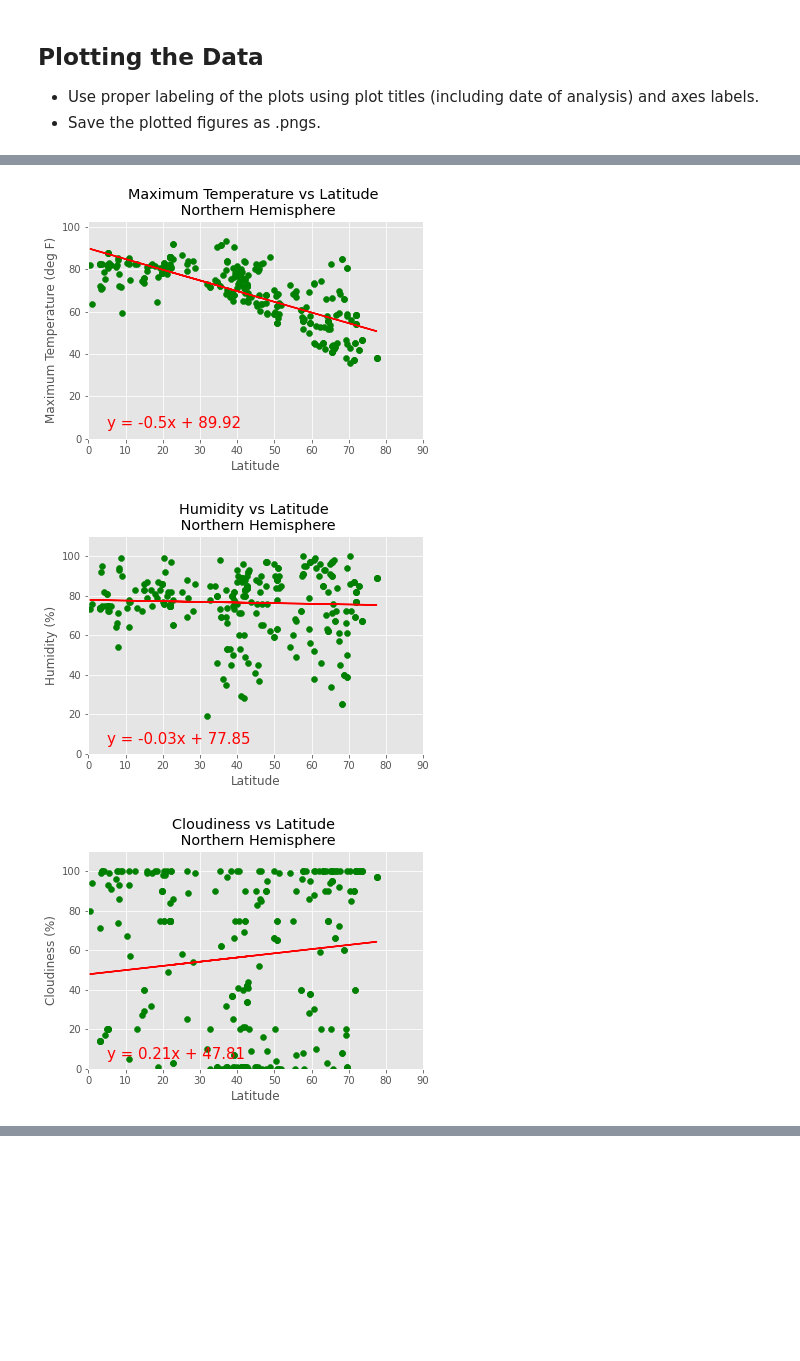
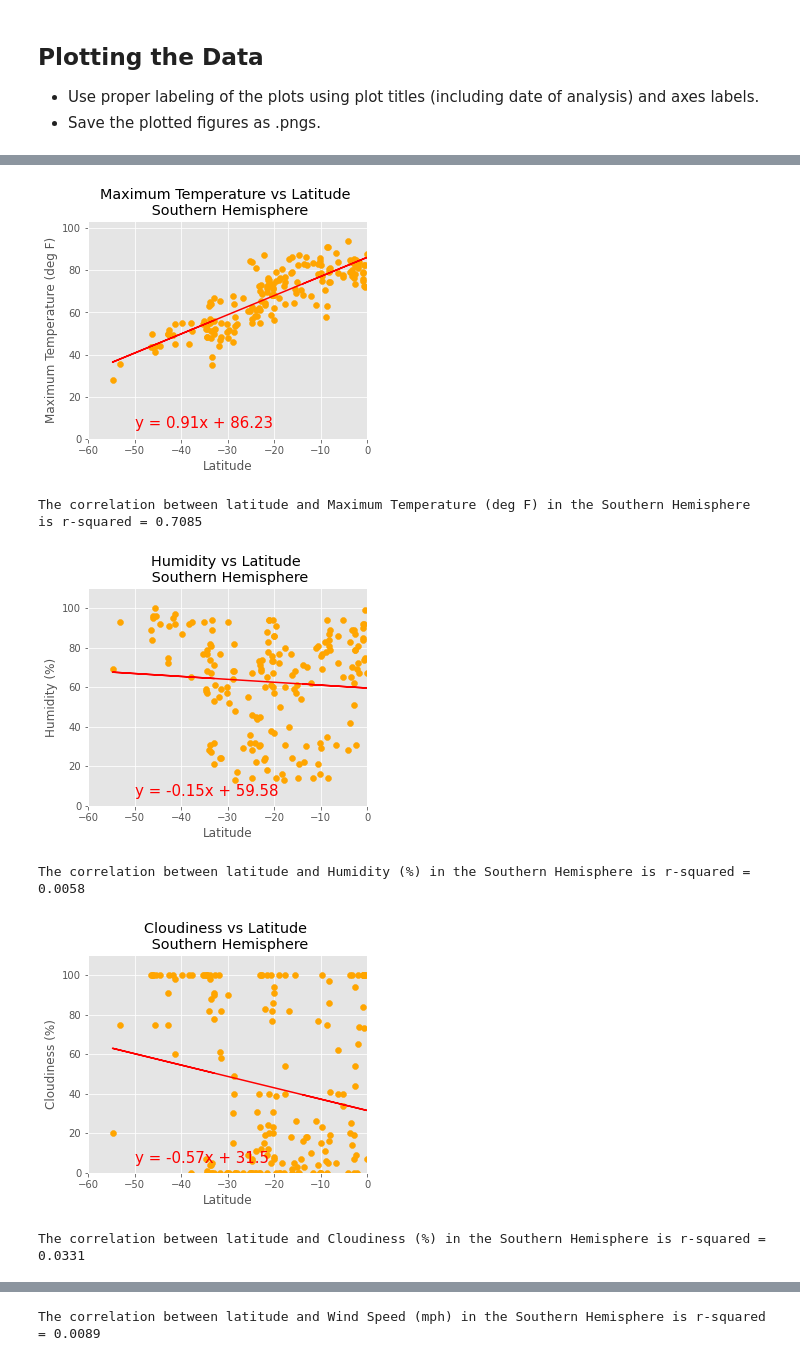
Before and after one commit to KatherineH-cls/python-api-challenge, a Jupyter notebook: WeatherPy/WeatherPy_kh.ipynb, the cells around one changed output, grey strips where cells are left out. Drawn from its saved outputs; the diff is of its cells as text; code cells hidden in the pictures; blank space fills up the shorter version.

```diff
--- a/WeatherPy/WeatherPy_kh.ipynb
+++ b/WeatherPy/WeatherPy_kh.ipynb
@@ -127,12 +127,14 @@ Processing Record 612 | eyl
 # create a data frame from API data
 weather_dict = {
     "city": cities_out,
+    "country":country,
     "latitude": lat,
     "longitude":lon,
     "temp_max_F": temp_max,
     "humid":humid,
     "cloud":cloud,
-    "wind_mph":wind
+    "wind_mph":wind,
+    "date_accessed":date_accessed
 }
 weather_data = pd.DataFrame(weather_dict)
 print(weather_data)
@@ -248,0 +221,20 @@ for plot in plot_list:
+# %%
+# Cloudiness data seems to be concentrated at the bottom and top of the graph
+# examine the distribution of cloudiness
+# then go on to compare with the distribution of other weather components
+
+fig, ax = plt.subplots(2,2,constrained_layout=True)
+
+ax[0,0].hist(weather_data['temp_max_F'], density = True)
+ax[0,0].set_xlabel("Temp (deg F")
+
+ax[0,1].hist(weather_data['cloud'], density = True)
+ax[0,1].set_xlabel("Cloudiness (%)")
+
+ax[1,0].hist(weather_data['humid'], density = True)
+ax[1,0].set_xlabel("Humidity (%)")
+
+ax[1,1].hist(weather_data['wind_mph'], density = True)
+ax[1,1].set_xlabel("WInd speed (mph)")
+
+plt.show()
@@ -251,31 +306,38 @@ for plot in plot_list:
 # %%
 for plot in plot_list:
     fig, ax = plt.subplots()
 
-    x_values = weather_data.loc[weather_data["latitude"]>0]["latitude"]
-    y_values = weather_data.loc[weather_data["latitude"]>0, plot]
-    ax.scatter(x_values,y_values, marker = "o", color = 'g')
+    x_values = weather_data.loc[weather_data["latitude"]<0]["latitude"]
+    y_values = weather_data.loc[weather_data["latitude"]<0, plot]
+    ax.scatter(x_values,y_values, marker = "o", color = 'orange')
 
-    ax.set_xlim(0,90)
+    ax.set_xlim(-60, 0)
     ax.set_ylim(0, y_values.max() * 1.1)
 
-    ax.set_title(f"{plot_labels[plot][0]} \n Northern Hemisphere")
+    ax.set_title(f"{plot_labels[plot][0]} \n Southern Hemisphere")
     ax.set_xlabel("Latitude")
     ax.set_ylabel(plot_labels[plot][1])
 
     # add linear regression
     (slope, intercept, rvalue, pvalue, stderr) = st.linregress(x_values, y_values)
     regress_values = x_values * slope + intercept
     line_eq = "y = " + str(round(slope,2)) + "x + " + str(round(intercept,2))
     ax.plot(x_values,regress_values,"r-")
-    ax.annotate(line_eq,(5,5),fontsize=15,color="red")
+    ax.annotate(line_eq,(-50,5),fontsize=15,color="red")
 
     plt.style.use("ggplot")
 
+    fig.set_size_inches([5,4])
+    fig.savefig(f'plot_regress_S_{plot}.png', quality = 50, dpi= 300)
+
     plt.show()
 
-# save fig to file
+    # print correlation
+    print(f"The correlation between latitude and {plot_labels[plot][1]} in the Southern Hemisphere is r-squared = {round(rvalue**2, 4)}")
 # %% [output]
-[figure, old version]
+[figure, new version]
+The correlation between latitude and Maximum Temperature (deg F) in the Southern Hemisphere is r-squared = 0.7085
-[figure, old version]
+[figure, new version]
+The correlation between latitude and Humidity (%) in the Southern Hemisphere is r-squared = 0.0058
-[figure, old version]
+[figure, new version]
+The correlation between latitude and Cloudiness (%) in the Southern Hemisphere is r-squared = 0.0331
@@ -282,0 +345 @@ for plot in plot_list:
+The correlation between latitude and Wind Speed (mph) in the Southern Hemisphere is r-squared = 0.0089
```
Also changed, not shown: parts of 37 cells of this notebook, 15 other files.
